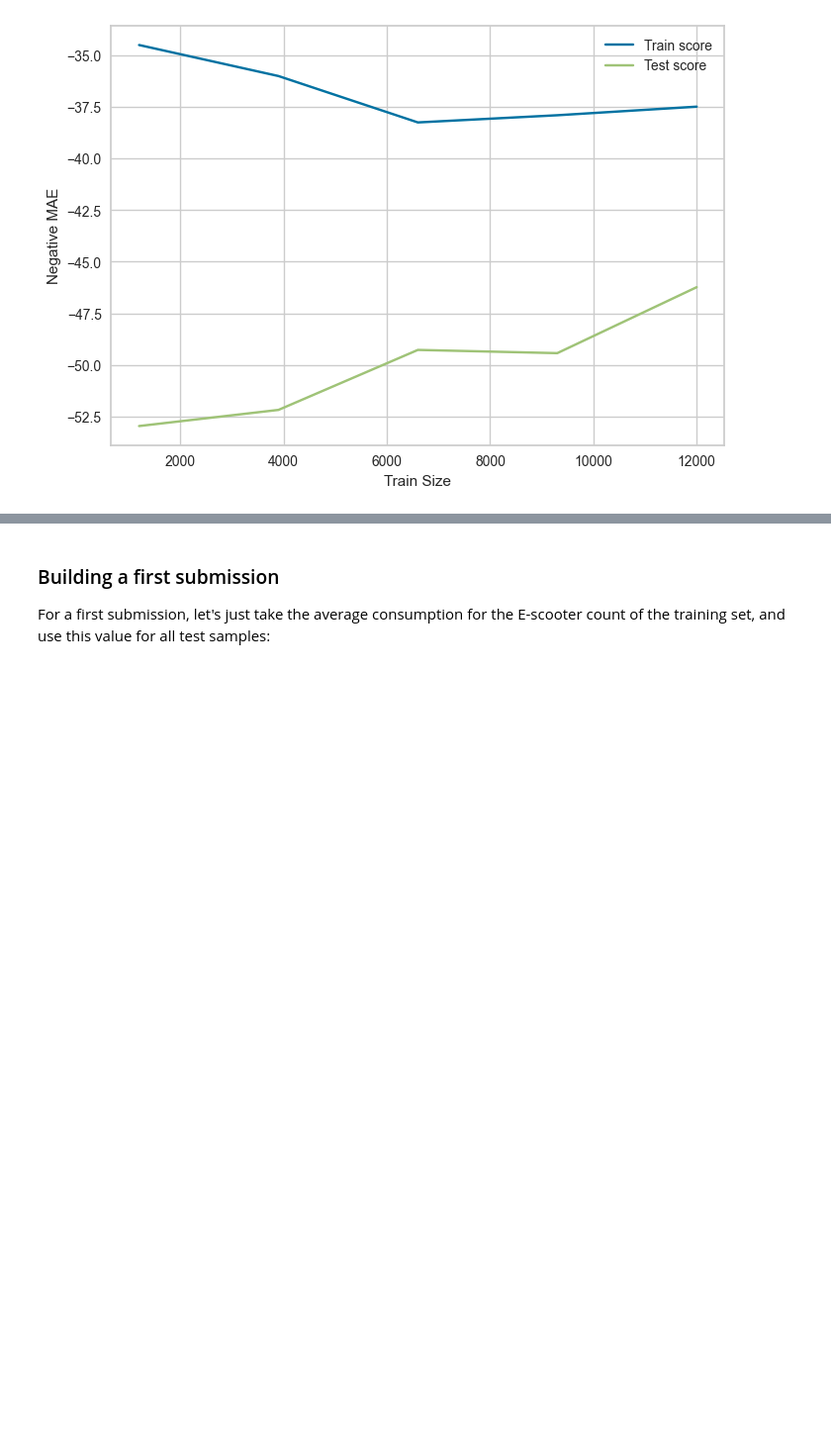
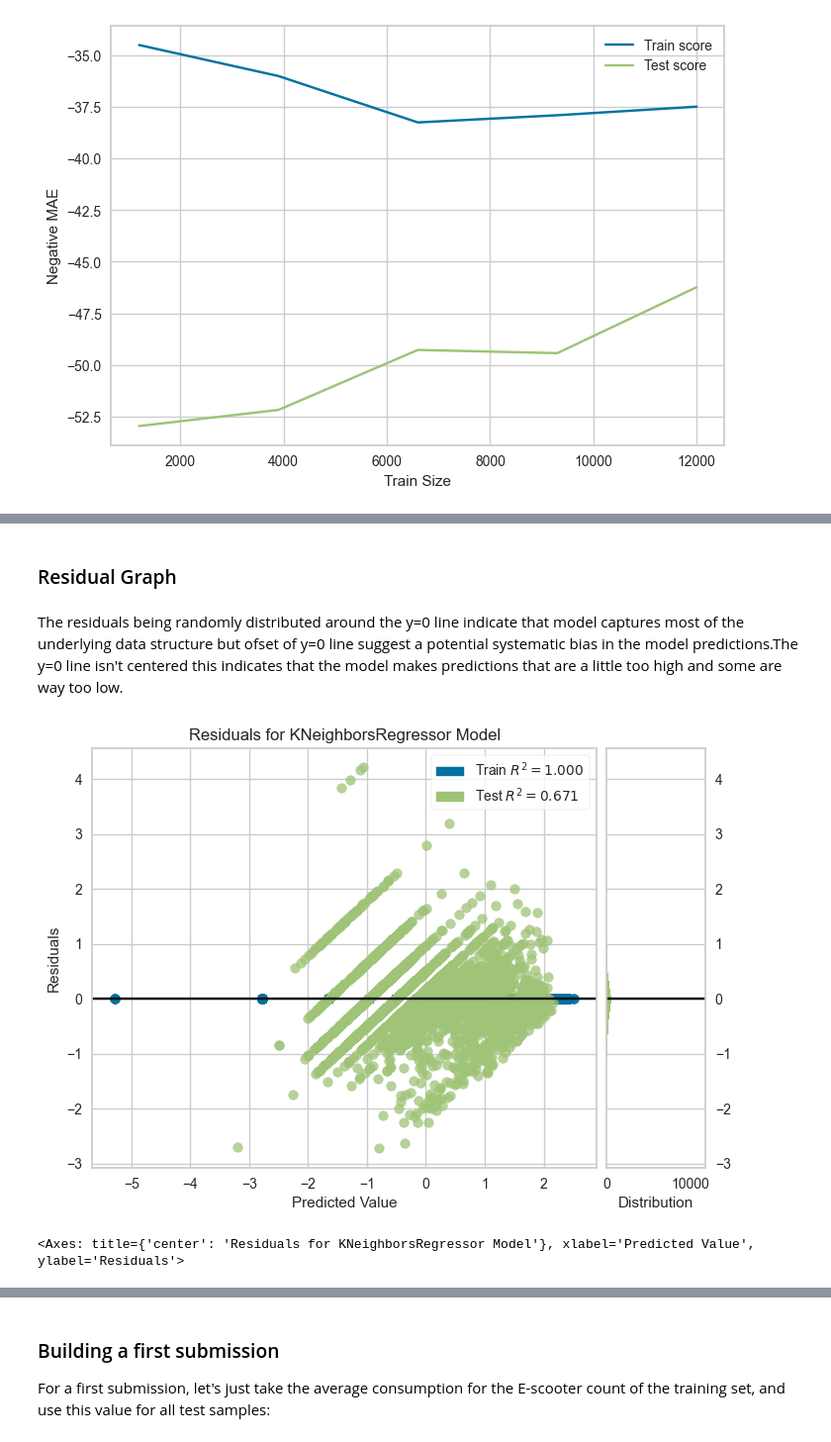
Before and after one commit to erdoganabaci/ml-predicting-energy-consumption, a Jupyter notebook: erdogan_abaci_ML_Predicting_Energy_consumption.ipynb, the cells around one changed output, grey strips where cells are left out. Shown at 99% size. Cells and saved outputs as stored; diff of their text form; code cells hidden in the pictures; blank space fills up the shorter version.

```diff
--- a/erdogan_abaci_ML_Predicting_Energy_consumption.ipynb
+++ b/erdogan_abaci_ML_Predicting_Energy_consumption.ipynb
@@ -1201,0 +1260,13 @@ plt.show()
+# %% [markdown]
+### Residual Graph
+# %% [markdown]
+The residuals being randomly distributed around the y=0 line indicate that model captures most of the underlying data structure but ofset of y=0 line suggest a potential systematic bias in the model predictions.The y=0 line isn't
+centered this indicates that the model makes predictions that are a little too high and some are way too low.
+# %%
+residual = ResidualsPlot(rs_optimal_knr)
+residual.fit(X_train, y_train)
+residual.score(X_test, y_test)
+residual.show()
+# %% [output]
+[figure, added]
+<Axes: title={'center': 'Residuals for KNeighborsRegressor Model'}, xlabel='Predicted Value', ylabel='Residuals'>
```
Also changed, not shown: parts of 30 cells of this notebook.
